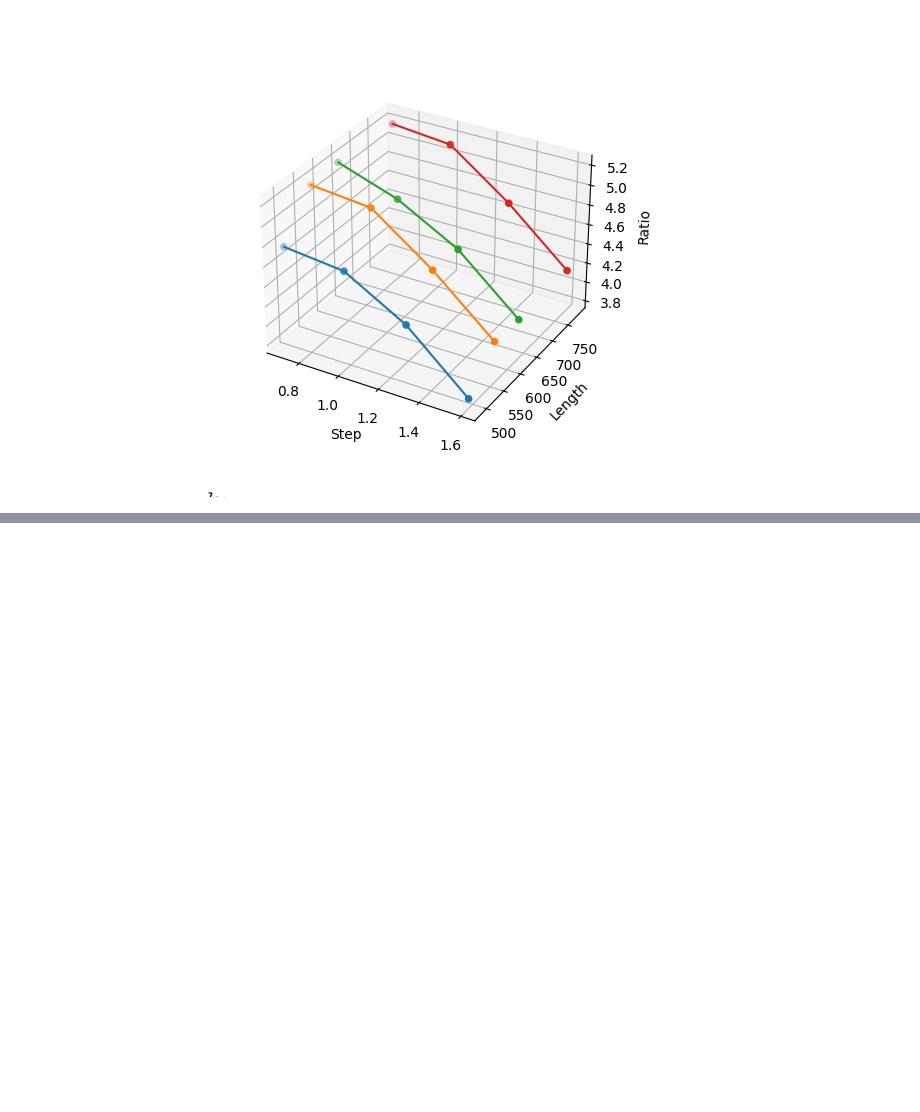
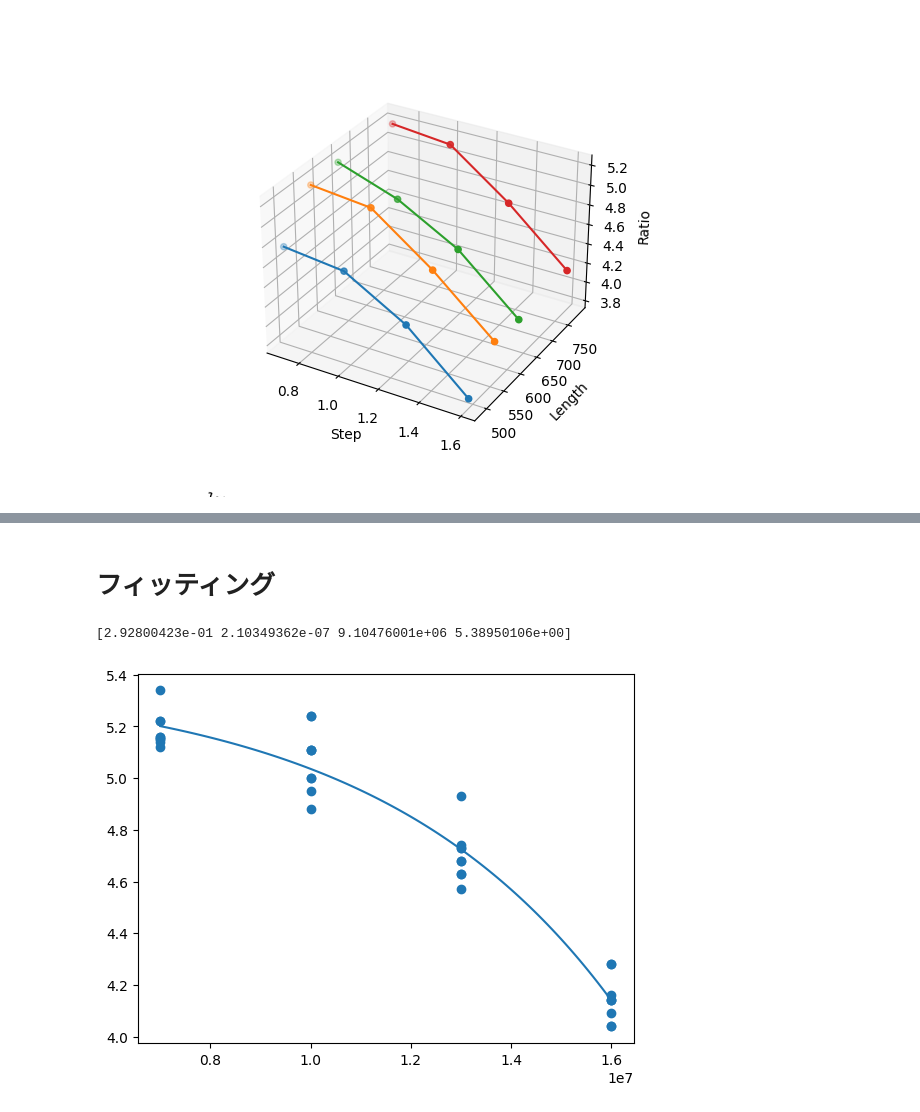
Before and after one commit to chiashi-lab/pl, a Jupyter notebook: notebook/analyse.ipynb, the cells around one changed output, grey strips where cells are left out. Drawn from its saved outputs; the diff is of its cells as text; code cells hidden in the pictures; blank space fills up the shorter version.

```diff
--- a/notebook/analyse.ipynb
+++ b/notebook/analyse.ipynb
@@ -152,3 +147,0 @@ for length in lengthlist:
-# %%
-for length in lengthlist:
-    plotdata(dfdict[length], length)
@@ -159,0 +154,2 @@ for length in lengthlist:
+# %% [markdown]
+# フィッティング
@@ -159,0 +158,30 @@ for length in lengthlist:
+# %%
+def func(x, a, b, c, d):
+    return -1 * a * np.exp(b * (x-c)) + d
+# %%
+data = None
+for idx, length in enumerate(lengthlist):
+    if length == 488:#skip 488
+        continue
+
+    df = pl.read_csv(f"../data/{length}.csv", has_header=True)
+
+    if idx == 1:
+        data = df.select("step", "ratio")
+    else:
+        data = pl.concat([data, df.select("step", "ratio")])
+
+step = data["step"].to_numpy().astype(np.float64)
+ratio = data["ratio"].to_numpy().astype(np.float64)
+
+
+plt.scatter(step, ratio)
+p0 = [0.5, 0.5e-6, 7, 5]
+popt, pcov = curve_fit(func, step, ratio, p0=p0)
+print(popt)
+xlist = np.linspace(7e6, 16e6, 100)
+plt.plot(xlist, func(xlist, *popt))
+plt.show()
+# %% [output]
+[2.92800423e-01 2.10349362e-07 9.10476001e+06 5.38950106e+00]
+[figure, added]
```
Also changed, not shown: parts of 13 cells of this notebook, 1 other file.
